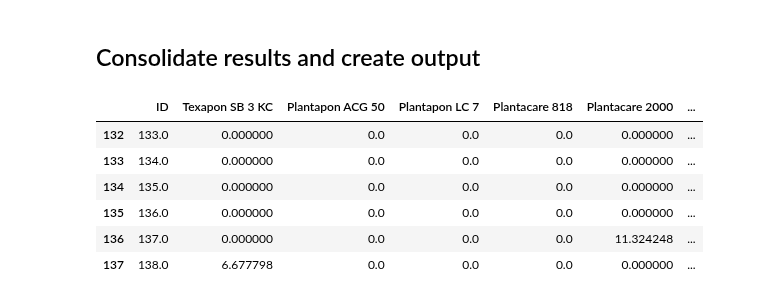
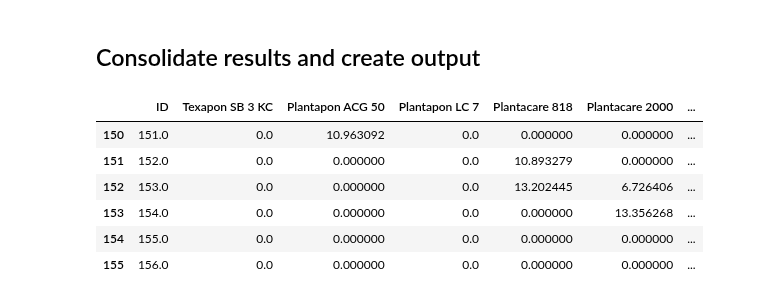
Before and after one commit to AniketChitre/formulations-prep, a Jupyter notebook: balance_analysis.ipynb, the cells around one changed output. Cells and saved outputs as stored; diff of their text form; code cells hidden in the pictures.

```diff
--- a/balance_analysis.ipynb
+++ b/balance_analysis.ipynb
@@ -6,7 +6,7 @@ import pandas as pd
 %matplotlib notebook
 
 speciesList = pmb.PipettingSpecies.readCSV('SpeciesDictionary.csv')
-instructions = pmb.PipettingInstructions.readCSV('DoE_csv/MasterDataset_OT_DoE_06-7-03-23.csv', firstRow=132, lastRow=138)
+instructions = pmb.PipettingInstructions.readCSV('DoE_csv/MasterDataset_OT_DoE_10-14-03-23.csv', firstRow=150, lastRow=156)
 targetVolume = 10
 sampleList = pmb.PipettingSample.createSamples(instructions,targetVol=targetVolume)
 maxVolume = 1
@@ -15,7 +15,7 @@ for sample in sampleList:
     sample.getVolFracSeries(speciesDictionary=speciesList)
 steps = pmb.PipettingStep.createSteps(instructions=instructions,speciesDictionary=speciesList,sampleList=sampleList,maxVol=maxVolume)
 
-massProfile = pmb.MassProfile('mass_data/MassProfile_070323_S133-138.csv',t_baseline=25,derivNoise=0.005,secDerivNoise=0.001)
+massProfile = pmb.MassProfile('mass_data/MassProfile_100323_S151-156.csv',t_baseline=25,derivNoise=0.005,secDerivNoise=0.001)
 # %% [markdown]
 ## Analyse Water Addition
 # %%
@@ -93,19 +94,19 @@ Addition of 0.186g Arlypon TT detected from 3006s to 3018s - expected volume = 0
 # %%
 for step in steps:
     step.addToSample()
 actualMassFractions = pd.DataFrame(dtype='float64').reindex_like(instructions)
 actualMassFractions[:]=0
 for i in range(len(sampleList)):
     actualMassFractions['ID'].iloc[i] = sampleList[i].sampleId
     for entry in sampleList[i].addedMassSeries.iteritems():
         actualMassFractions[entry[0]].iloc[i] = entry[1]/sampleList[i].actualMass*100
-actualMassFractions.to_csv('mass_data/FreshlyAnalysed_070323_S133-S138.csv', index=False)
+actualMassFractions.to_csv('mass_data/FreshlyAnalysed_100323_S151-S156.csv', index=False)
 actualMassFractions
 # %% [output]
 |  | ID | Texapon SB 3 KC | Plantapon ACG 50 | Plantapon LC 7 | Plantacare 818 | Plantacare 2000 | ... |
-| 132 | 133.0 | 0.000000 | 0.0 | 0.0 | 0.0 | 0.000000 | ... |
-| 133 | 134.0 | 0.000000 | 0.0 | 0.0 | 0.0 | 0.000000 | ... |
-| 134 | 135.0 | 0.000000 | 0.0 | 0.0 | 0.0 | 0.000000 | ... |
-| 135 | 136.0 | 0.000000 | 0.0 | 0.0 | 0.0 | 0.000000 | ... |
-| 136 | 137.0 | 0.000000 | 0.0 | 0.0 | 0.0 | 11.324248 | ... |
-| 137 | 138.0 | 6.677798 | 0.0 | 0.0 | 0.0 | 0.000000 | ... |
+| 150 | 151.0 | 0.0 | 10.963092 | 0.0 | 0.000000 | 0.000000 | ... |
+| 151 | 152.0 | 0.0 | 0.000000 | 0.0 | 10.893279 | 0.000000 | ... |
+| 152 | 153.0 | 0.0 | 0.000000 | 0.0 | 13.202445 | 6.726406 | ... |
+| 153 | 154.0 | 0.0 | 0.000000 | 0.0 | 0.000000 | 13.356268 | ... |
+| 154 | 155.0 | 0.0 | 0.000000 | 0.0 | 0.000000 | 0.000000 | ... |
+| 155 | 156.0 | 0.0 | 0.000000 | 0.0 | 0.000000 | 0.000000 | ... |
```
Also changed, not shown: parts of 4 cells of this notebook, 6 other files.
